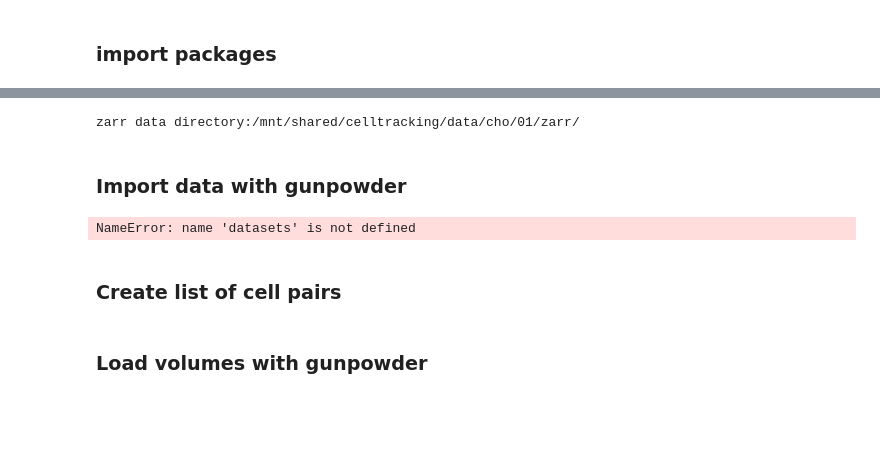
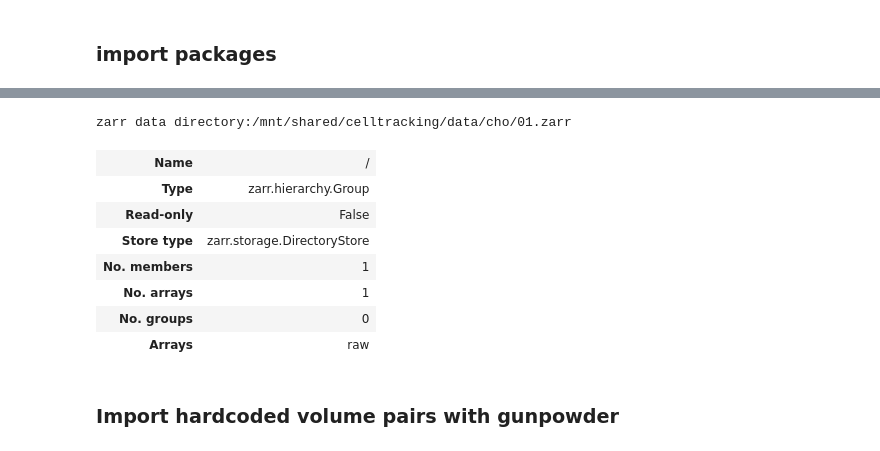
Before and after one commit to KlausYserentant/DLMBL_celltracking, a Jupyter notebook: dataloader.ipynb, the cells around one changed output, grey strips where cells are left out. Drawn from its saved outputs; the diff is of its cells as text; code cells hidden in the pictures; blank space fills up the shorter version.

```diff
--- a/dataloader.ipynb
+++ b/dataloader.ipynb
@@ -17,43 +26,49 @@ import tifffile
 # %%
 ### Convert data into zarr format
-def tif2zarr(baseDir,outDir='',chunkSize=48,owrite=False):
+def tif2zarr(baseDir,groupKey,outDir='',chunkSize=48):
     if outDir=='':
         outDir = baseDir+"/zarr/"
 
-    if not os.path.isdir(outDir) or owrite:
-        # load all tiff files
-        img = np.stack([tifffile.imread(xi) for xi in sorted(glob.glob(baseDir+"/"+"*.tif"))])  # images
+    # load all tiff files
+    img = np.stack([tifffile.imread(xi) for xi in sorted(glob.glob(baseDir+"/"+"*.tif"))])  # images
 
-        # format: [timepoints,zslices,y,z]
-        imDims = img.shape
+    # format: [timepoints,zslices,y,z]
+    imDims = img.shape
 
-        # define chunk size
-        if isinstance(chunkSize, int):
-            chunks = np.repeat(chunkSize,len(imDims))
-        else:
-            chunks = chunkSize
+    # define chunk size
+    if isinstance(chunkSize, int):
+        chunks = np.repeat(chunkSize,len(imDims))
+    else:
+        chunks = chunkSize
 
-        # write img into zarr file
-        zFile = zarr.open(outDir, shape=imDims, chunks=chunks, mode="w", dtype='int32')
-        zFile[:] = img
+    # write img into zarr file
+    #zFile = zarr.open(outDir, shape=imDims, chunks=chunks, mode="w", dtype='int32')
+    store = zarr.DirectoryStore(outDir)
+    zFile = zarr.open_group(store=store,mode='w')
 
-        return outDir
-    else:
-        return 'zarr file already present'
+    zGroup = zFile.create_dataset(groupKey, shape=imDims,chunks=chunks,dtype='int32')
+    #zFile = zarr.open_group(outDir+"/"+groupKey,mode='w',shape=imDims, chunks=chunks, dtype='int32')
+    zFile[groupKey] = img
+
+    return outDir
 # %%
 dataDir = "/mnt/shared/celltracking/data/cho/01"
-test = tif2zarr(dataDir,owrite=True)
-print(f'zarr data directory:{test}')
+zarr_dir = "/mnt/shared/celltracking/data/cho/01.zarr"
+zarrdir = tif2zarr(dataDir,'raw',zarr_dir)
+print(f'zarr data directory:{zarrdir}')
 # %% [output]
-zarr data directory:/mnt/shared/celltracking/data/cho/01/zarr/
+zarr data directory:/mnt/shared/celltracking/data/cho/01.zarr
+# %%
+root = zarr.open(zarrdir)
+root.info
+# %% [output]
+| Name | / |
+| Type | zarr.hierarchy.Group |
+| Read-only | False |
+| Store type | zarr.storage.DirectoryStore |
+| No. members | 1 |
+| No. arrays | 1 |
+| No. groups | 0 |
+| Arrays | raw |
 # %% [markdown]
-### Import data with gunpowder
+### Import hardcoded volume pairs with gunpowder
-# %%
-# read data from zarr file
-#imgs = zarr.open('data/example.zarr', mode='r')
-#raw = gp.ArrayKey('RAW')
-raw = gp.ZarrSource('/mnt/shared/celltracking/data/cho/01/zarr', datasets, array_specs=None, channels_first=True)
-# %% [output]
-NameError: name 'datasets' is not defined
-# %% [markdown]
-### Create list of cell pairs
@@ -72,2 +74,0 @@ NameError: name 'datasets' is not defined
-# %% [markdown]
-### Load volumes with gunpowder
```
Also changed, not shown: parts of 12 cells of this notebook.
